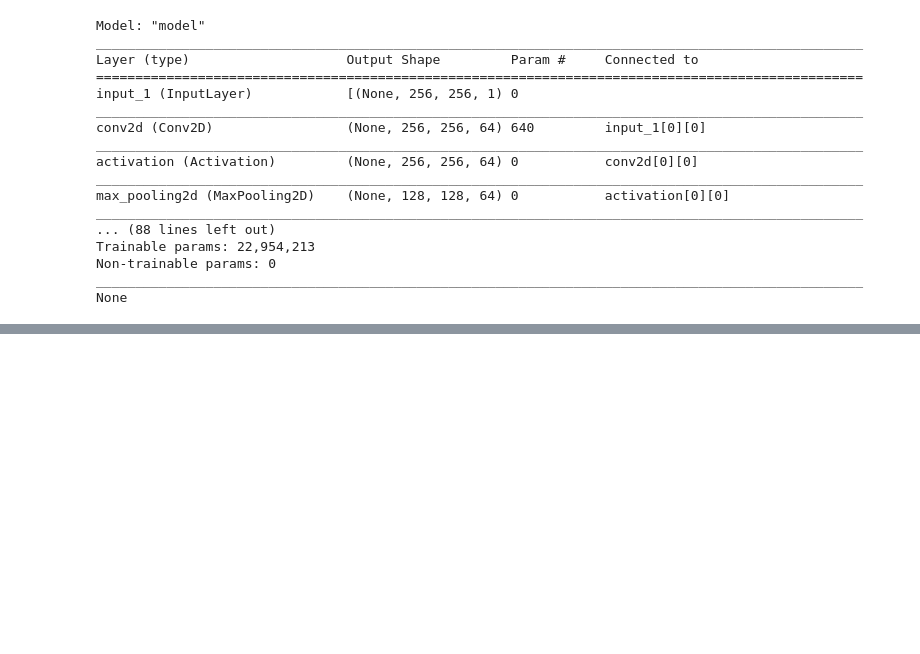
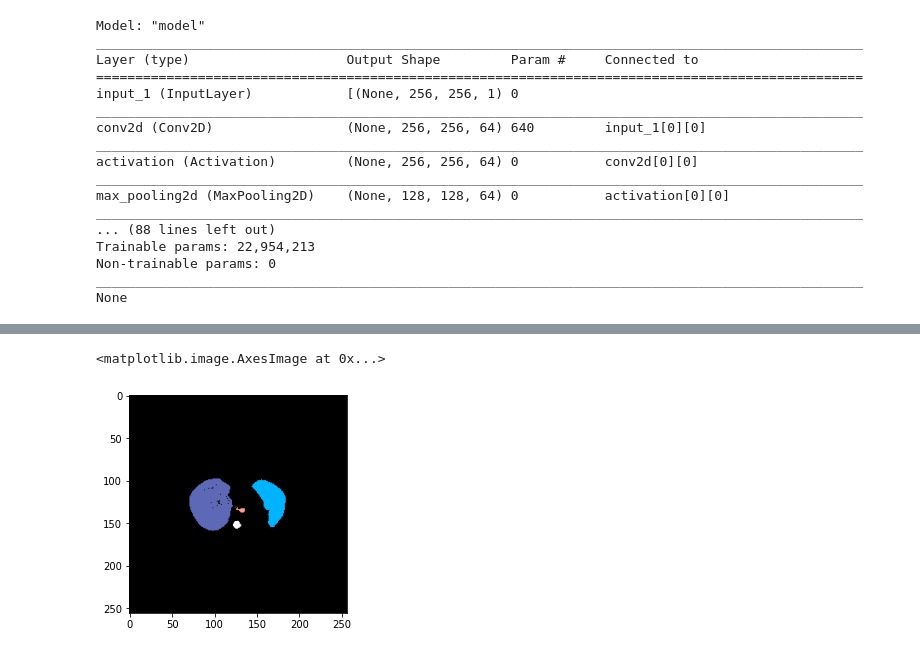
Before and after one commit to botyuu/Anatomical_Structures_Segmentation, a Jupyter notebook: Ternausnet .ipynb, the cells around one changed output, grey strips where cells are left out. Saved outputs shown, nothing was run; the diff lists cells and outputs as text; code cells hidden in the pictures; blank space fills up the shorter version.

```diff
--- a/Ternausnet .ipynb
+++ b/Ternausnet .ipynb
@@ -65,0 +111,5 @@ Epoch 52/100
+# %%
+plt.imshow(combine_mask(preds[142]))
+# %% [output]
+<matplotlib.image.AxesImage at 0x...>
+[figure, added]
```
Also changed, not shown: parts of 13 cells of this notebook, 1 other file.
